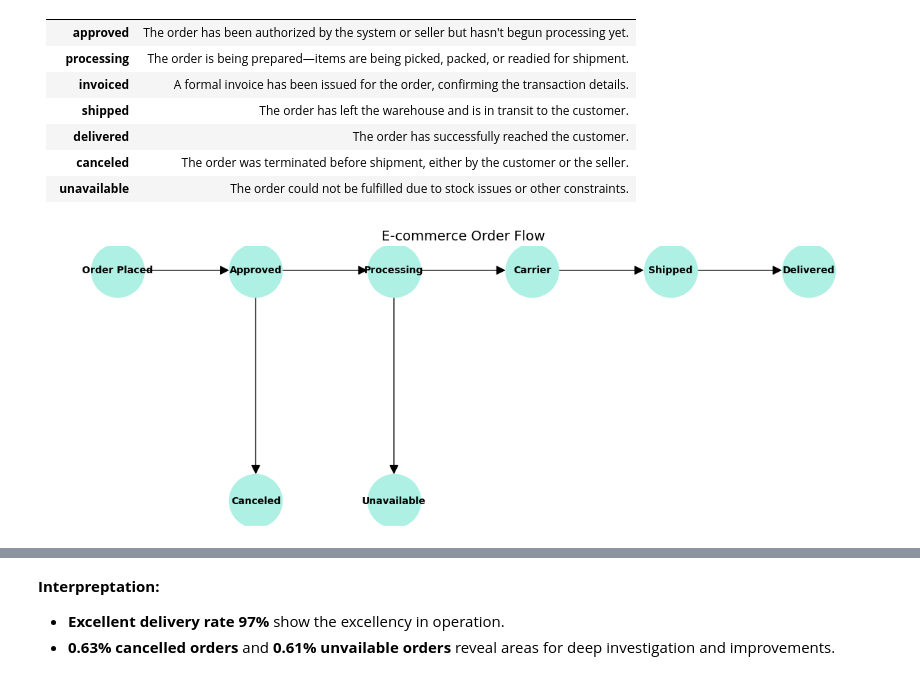
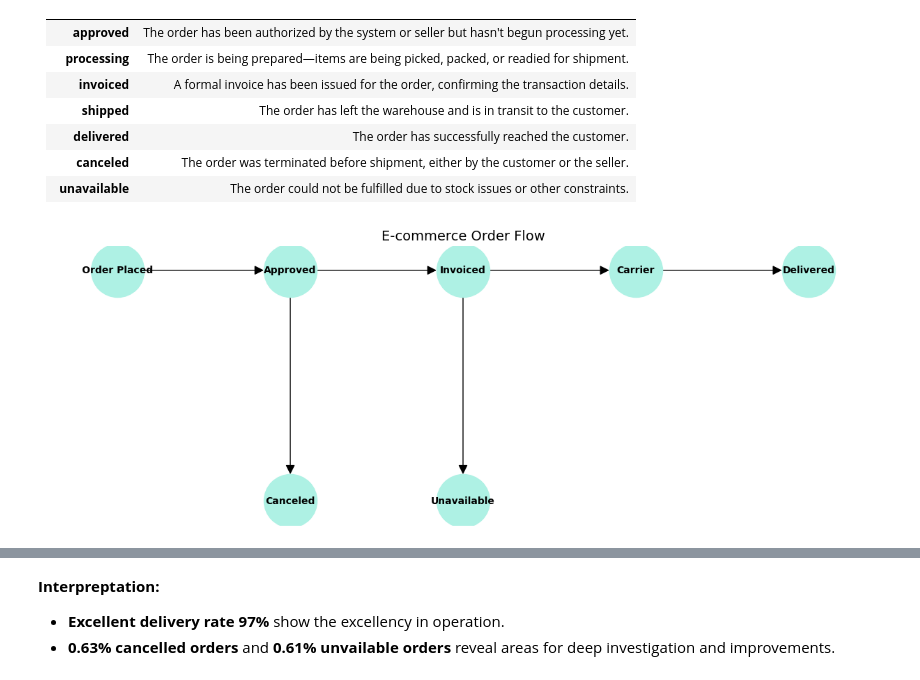
Before and after one commit to Lily-ThuPham/ECommerce-Analytics-CustomerSegmentation-Report, a Jupyter notebook: code/EDA.ipynb, the cells around one changed output, grey strips where cells are left out. Drawn from its saved outputs; the diff is of its cells as text; code cells hidden in the pictures.

```diff
--- a/code/EDA.ipynb
+++ b/code/EDA.ipynb
@@ -401,37 +384,35 @@ display(df_freight)
 # %%
 # Order flow
 G = nx.DiGraph()
-statuses = ["Order Placed", "Approved", "Processing", "Carrier", "Shipped", "Delivered", "Canceled", "Unavailable"]
+statuses = ["Order Placed", "Approved", "Invoiced", "Carrier", "Delivered", "Canceled", "Unavailable"]
 G.add_nodes_from(statuses)
 edges = [
     ("Order Placed", "Approved"),
-    ("Approved", "Processing"),
-    ("Processing", "Carrier"),
-    ("Carrier", "Shipped"),
-    ("Shipped", "Delivered"),
+    ("Approved", "Invoiced"),
+    ("Invoiced", "Carrier"),
+    ("Carrier", "Delivered"),
     ("Approved", "Canceled"),
-    ("Processing", "Unavailable")
+    ("Invoiced", "Unavailable")
 ]
 G.add_edges_from(edges)
 
 pos = {
     "Order Placed": (0, 0),
     "Approved": (1, 0),
-    "Processing": (2, 0),
+    "Invoiced": (2, 0),
     "Carrier": (3, 0),
-    "Shipped": (4, 0),
-    "Delivered": (5, 0),
+    "Delivered": (4, 0),
     "Canceled": (1, -0.25),
     "Unavailable": (2, -0.25)
 }
 
 plt.figure(figsize=(12, 4))
 nx.draw(G, pos, with_labels=True, node_size=3000, node_color="#AEF1E4", font_size=10, font_weight="bold", arrows=True, arrowstyle='-|>', arrowsize=20)
 plt.title("E-commerce Order Flow", fontsize=14)
 plt.tight_layout()
 plt.show()
 # %% [output]
-[figure, old version]
+[figure, new version]
 # %%
 # Query orders by order status
 query_order_status = """
```
Also changed, not shown: parts of 4 cells of this notebook, 1 other file.
